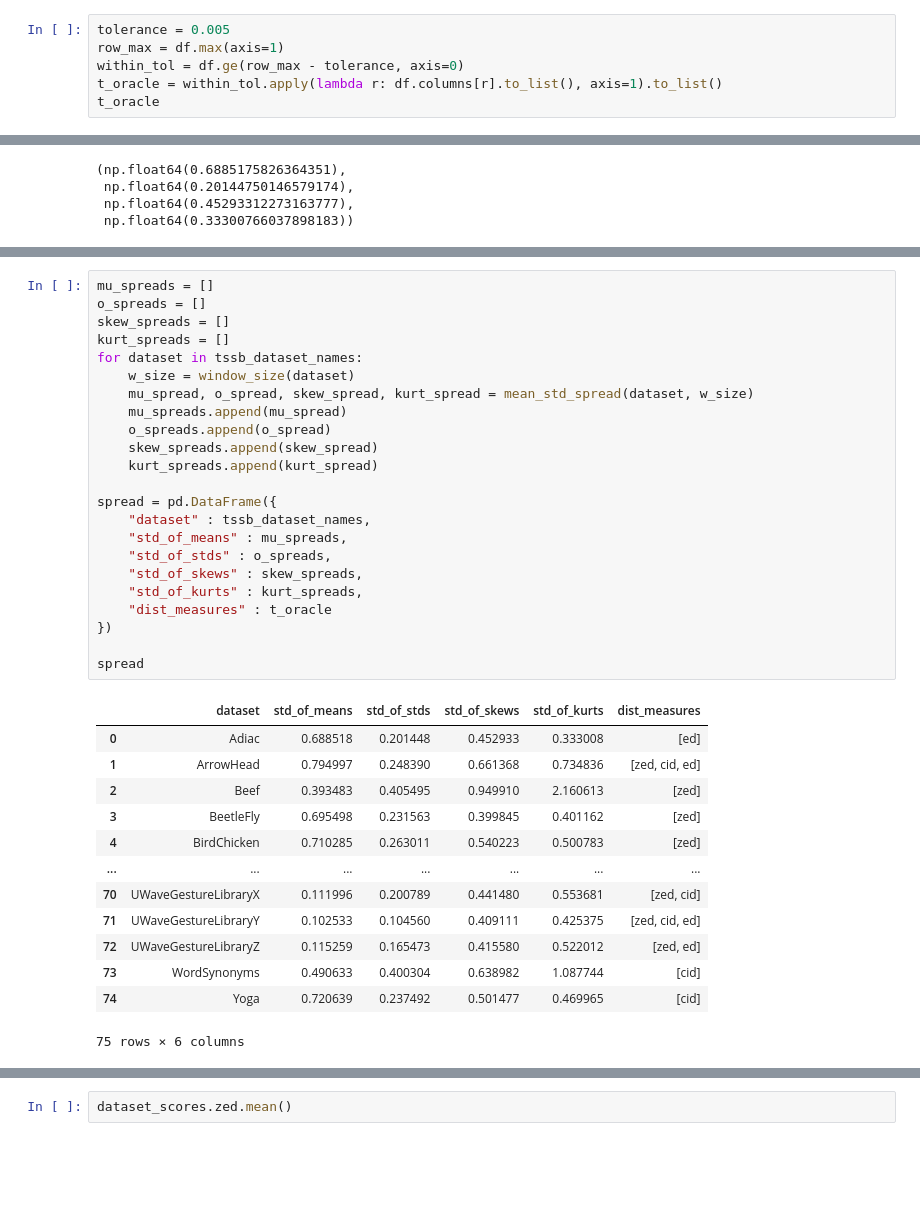
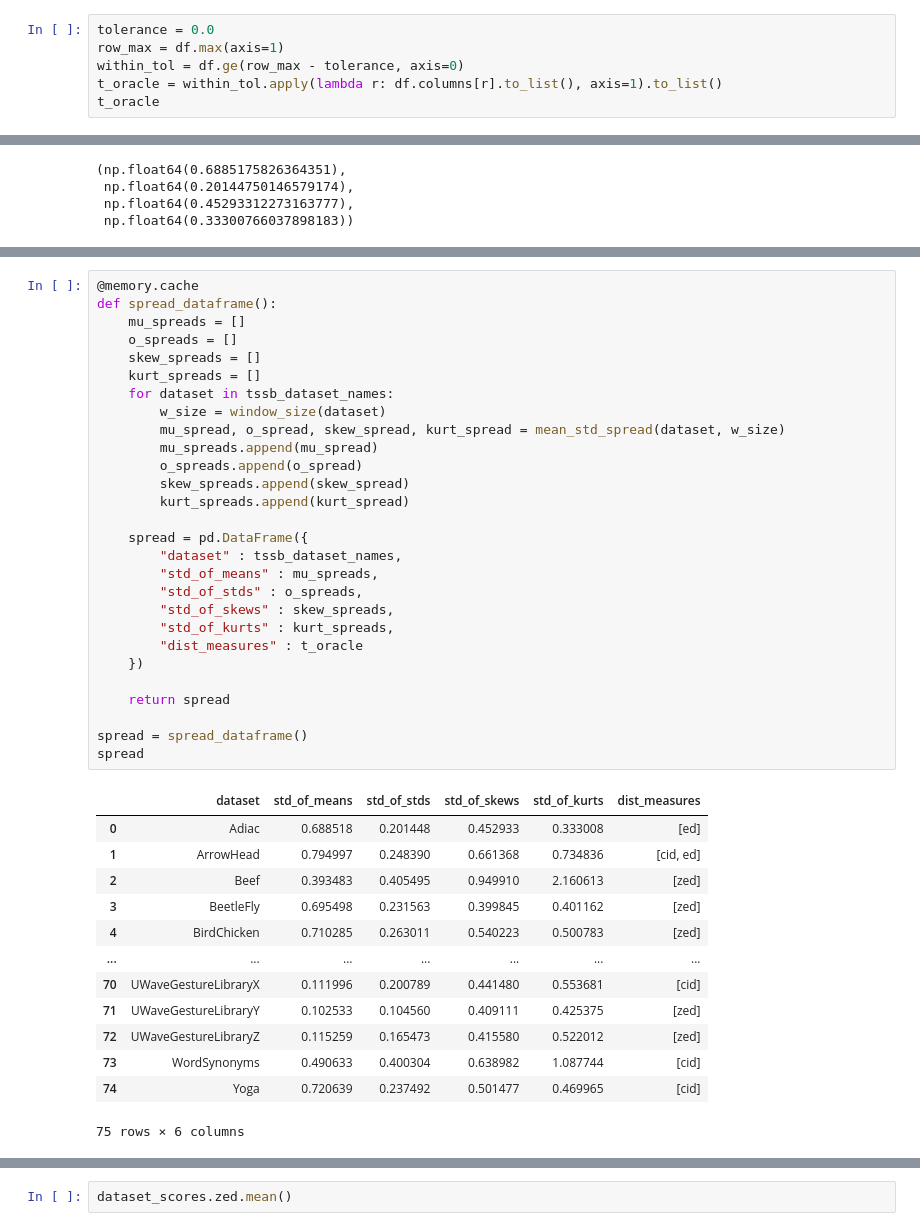
Before and after one commit to JaasperK/oracle, a Jupyter notebook: notebooks/oracle.ipynb, the cells around one changed output, grey strips where cells are left out. Saved outputs shown, nothing was run; the diff lists cells and outputs as text; blank space fills up the shorter version.

```diff
--- a/notebooks/oracle.ipynb
+++ b/notebooks/oracle.ipynb
@@ -95,7 +95,7 @@ znorm, cinv, euc
 # %% [markdown]
 Now that we have all scores for each distance measure, we can implement the oracle.
 # %%
-tolerance = 0.005
+tolerance = 0.0
 row_max = df.max(axis=1)
 within_tol = df.ge(row_max - tolerance, axis=0)
 t_oracle = within_tol.apply(lambda r: df.columns[r].to_list(), axis=1).to_list()
@@ -358,37 +365,42 @@ mean_std_spread("Adiac", 10)
 # %%
-mu_spreads = []
-o_spreads = []
-skew_spreads = []
-kurt_spreads = []
-for dataset in tssb_dataset_names:
-    w_size = window_size(dataset)
-    mu_spread, o_spread, skew_spread, kurt_spread = mean_std_spread(dataset, w_size)
-    mu_spreads.append(mu_spread)
-    o_spreads.append(o_spread)
-    skew_spreads.append(skew_spread)
-    kurt_spreads.append(kurt_spread)
+@memory.cache
+def spread_dataframe():
+    mu_spreads = []
+    o_spreads = []
+    skew_spreads = []
+    kurt_spreads = []
+    for dataset in tssb_dataset_names:
+        w_size = window_size(dataset)
+        mu_spread, o_spread, skew_spread, kurt_spread = mean_std_spread(dataset, w_size)
+        mu_spreads.append(mu_spread)
+        o_spreads.append(o_spread)
+        skew_spreads.append(skew_spread)
+        kurt_spreads.append(kurt_spread)
 
-spread = pd.DataFrame({
-    "dataset" : tssb_dataset_names,
-    "std_of_means" : mu_spreads,
-    "std_of_stds" : o_spreads,
-    "std_of_skews" : skew_spreads,
-    "std_of_kurts" : kurt_spreads,
-    "dist_measures" : t_oracle
-})
+    spread = pd.DataFrame({
+        "dataset" : tssb_dataset_names,
+        "std_of_means" : mu_spreads,
+        "std_of_stds" : o_spreads,
+        "std_of_skews" : skew_spreads,
+        "std_of_kurts" : kurt_spreads,
+        "dist_measures" : t_oracle
+    })
 
+    return spread
+
+spread = spread_dataframe()
 spread
 # %% [output]
 |  | dataset | std_of_means | std_of_stds | std_of_skews | std_of_kurts | dist_measures |
 | 0 | Adiac | 0.688518 | 0.201448 | 0.452933 | 0.333008 | [ed] |
-| 1 | ArrowHead | 0.794997 | 0.248390 | 0.661368 | 0.734836 | [zed, cid, ed] |
+| 1 | ArrowHead | 0.794997 | 0.248390 | 0.661368 | 0.734836 | [cid, ed] |
 | 2 | Beef | 0.393483 | 0.405495 | 0.949910 | 2.160613 | [zed] |
 | 3 | BeetleFly | 0.695498 | 0.231563 | 0.399845 | 0.401162 | [zed] |
 | 4 | BirdChicken | 0.710285 | 0.263011 | 0.540223 | 0.500783 | [zed] |
 | ... | ... | ... | ... | ... | ... | ... |
-| 70 | UWaveGestureLibraryX | 0.111996 | 0.200789 | 0.441480 | 0.553681 | [zed, cid] |
-| 71 | UWaveGestureLibraryY | 0.102533 | 0.104560 | 0.409111 | 0.425375 | [zed, cid, ed] |
-| 72 | UWaveGestureLibraryZ | 0.115259 | 0.165473 | 0.415580 | 0.522012 | [zed, ed] |
+| 70 | UWaveGestureLibraryX | 0.111996 | 0.200789 | 0.441480 | 0.553681 | [cid] |
+| 71 | UWaveGestureLibraryY | 0.102533 | 0.104560 | 0.409111 | 0.425375 | [zed] |
+| 72 | UWaveGestureLibraryZ | 0.115259 | 0.165473 | 0.415580 | 0.522012 | [zed] |
 | 73 | WordSynonyms | 0.490633 | 0.400304 | 0.638982 | 1.087744 | [cid] |
 | 74 | Yoga | 0.720639 | 0.237492 | 0.501477 | 0.469965 | [cid] |
 75 rows × 6 columns
```
Also changed, not shown: parts of 15 cells of this notebook.
